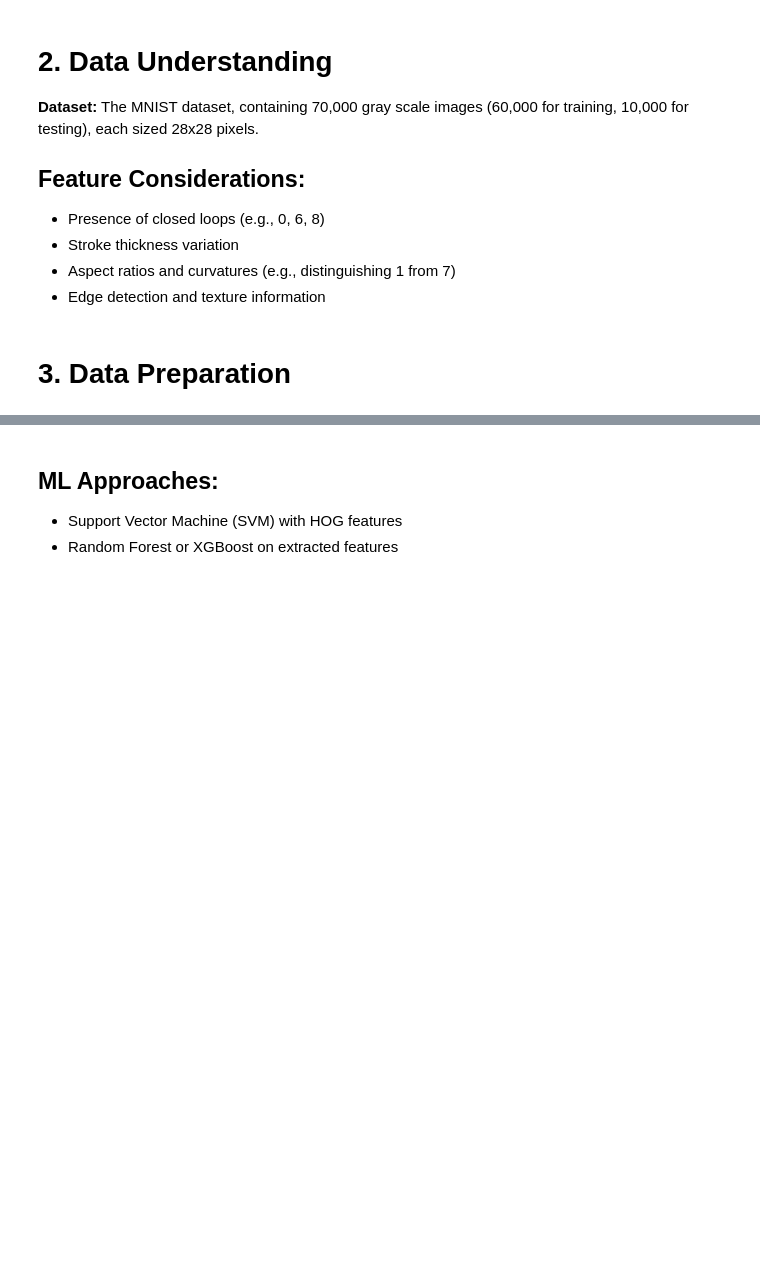
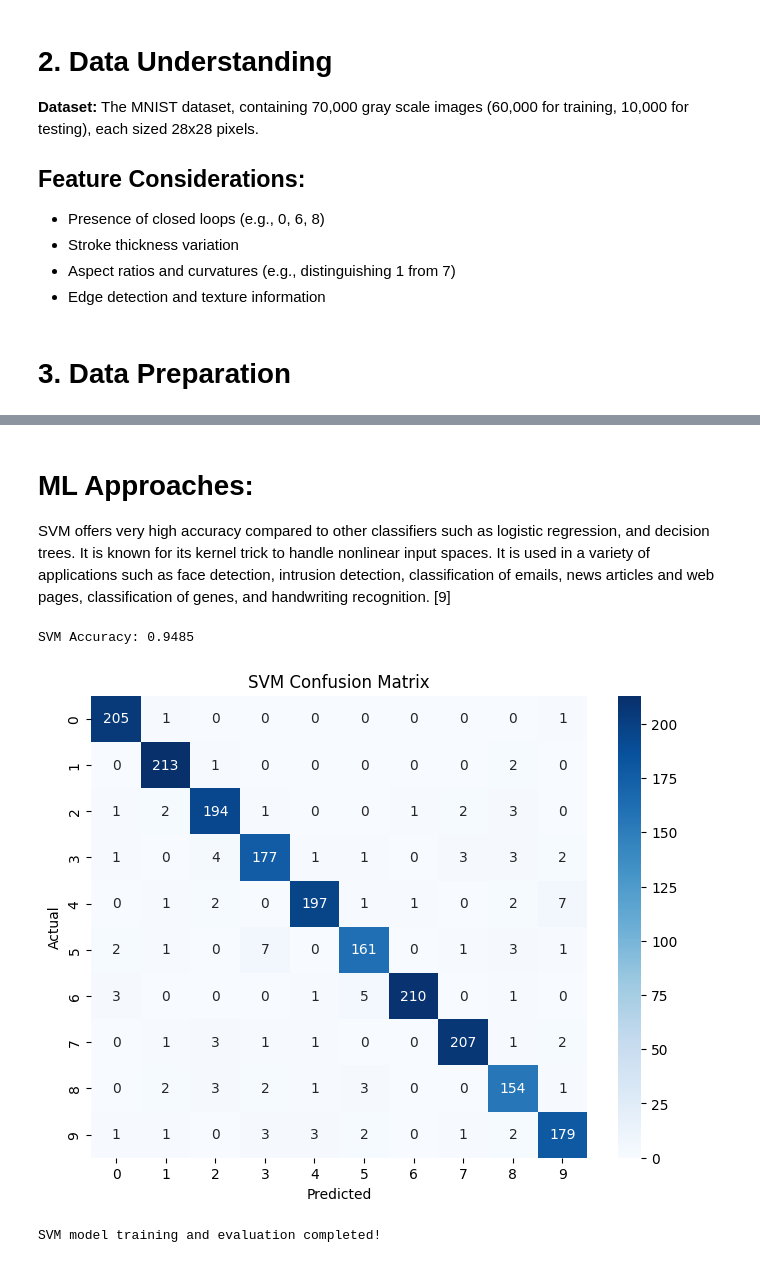
Before and after one commit to cm66Work/DataOps, a Jupyter notebook: Main.ipynb, the cells around one changed output, grey strips where cells are left out. Drawn from its saved outputs; the diff is of its cells as text; code cells hidden in the pictures; blank space fills up the shorter version.

```diff
--- a/Main.ipynb
+++ b/Main.ipynb
@@ -149,4 +204,55 @@ Extracted feature vector shape: (2152,)
 # %% [markdown]
-## ML Approaches:
-- Support Vector Machine (SVM) with HOG features
-- Random Forest or XGBoost on extracted features
+# ML Approaches:
+SVM offers very high accuracy compared to other classifiers such as logistic regression, and decision trees. It is known for its kernel trick to handle nonlinear input spaces. It is used in a variety of applications such as face detection, intrusion detection, classification of emails, news articles and web pages, classification of genes, and handwriting recognition. [9]
+# %%
+import numpy as np
+import matplotlib.pyplot as plt
+import pandas as pd
+import seaborn as sns
+from sklearn.decomposition import PCA
+from skimage.feature import hog
+from skimage.filters import sobel
+from skimage.morphology import dilation, erosion, disk
+from skimage.measure import moments_hu
+from skimage.transform import resize
+from sklearn.preprocessing import StandardScaler
+from sklearn.neighbors import KNeighborsClassifier
+from sklearn.svm import SVC
+from sklearn.model_selection import train_test_split
+from sklearn.metrics import accuracy_score, confusion_matrix
+import cv2
+
+# Step 1: Load processed feature data from CSV
+pca_features_df = pd.read_csv("Exports/pacFeatures.csv")
+X = pca_features_df.drop(columns=["labels"]).values
+y = pca_features_df["labels"].values
+
+# Step 2: Split dataset into training and testing sets
+X_train, X_test, y_train, y_test = train_test_split(X, y, test_size=0.2, random_state=42)
+
+# Step 3: Train SVM Classifier
+svm = SVC(kernel='linear')  # Using a linear kernel for baseline performance
+svm.fit(X_train, y_train)
+
+# Step 4: Make predictions
+y_pred = svm.predict(X_test)
+
+# Step 5: Evaluate the model
+accuracy = accuracy_score(y_test, y_pred)
+print("SVM Accuracy:", accuracy)
+
+# Step 6: Visualize results
+# Confusion Matrix Plot
+cm = confusion_matrix(y_test, y_pred)
+plt.figure(figsize=(8, 6))
+sns.heatmap(cm, annot=True, fmt='d', cmap='Blues', xticklabels=range(10), yticklabels=range(10))
+plt.xlabel("Predicted")
+plt.ylabel("Actual")
+plt.title("SVM Confusion Matrix")
+plt.show()
+
+print("SVM model training and evaluation completed!")
+# %% [output]
+SVM Accuracy: 0.9485
+[figure, added]
+SVM model training and evaluation completed!
```
Also changed, not shown: parts of 21 cells of this notebook, 1 other file.
